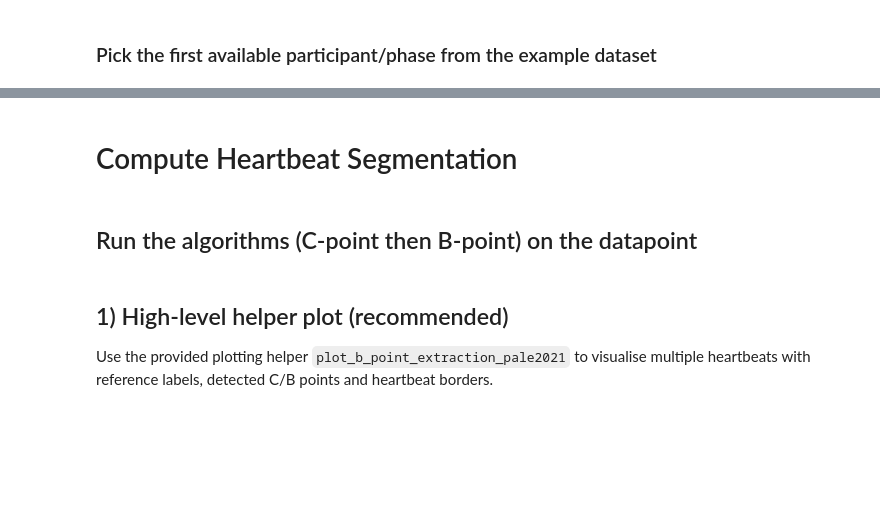
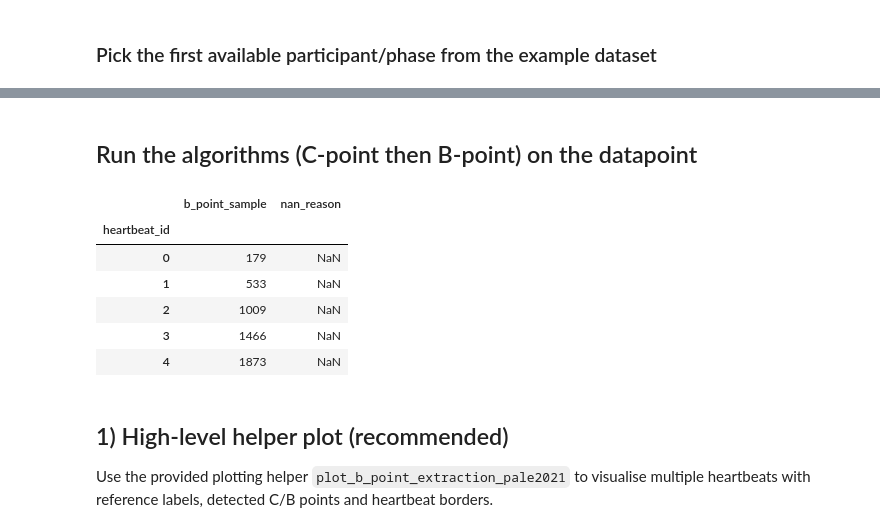
Before and after one commit to empkins/pepbench, a Jupyter notebook: examples/B_Point_Plotting_Example.ipynb, the cells around one changed output, grey strips where cells are left out. Cells and saved outputs as stored; diff of their text form; code cells hidden in the pictures; blank space fills up the shorter version.

```diff
--- a/examples/B_Point_Plotting_Example.ipynb
+++ b/examples/B_Point_Plotting_Example.ipynb
@@ -46,2 +59,0 @@ datapoint
-# %% [markdown]
-# Compute Heartbeat Segmentation
@@ -59,22 +62,30 @@ display(heartbeats.head())
 # %%
 # C-point extraction (used by Pale et al. B-point algorithm)
 c_algo = CPointExtractionScipyFindPeaks()
 c_algo.extract(icg=datapoint.icg,
-               heartbeats=heartbeats,
+               heartbeats=datapoint.heartbeats,
                sampling_rate_hz=datapoint.sampling_rate_icg)
 
 # B-point extraction (Pale et al. 2021)
 b_algo = BPointExtractionPale2021()
 b_algo.extract(
     icg=datapoint.icg,
-    heartbeats=heartbeats, # if you have precomputed heartbeats, use heartbeats=datapoint.heartbeats,
+    heartbeats=datapoint.heartbeats,
     c_points=c_algo.points_,
     sampling_rate_hz=datapoint.sampling_rate_icg,
 )
 
 
 # show detected points table (head)
 display(b_algo.points_.head())
+# %% [output]
+|  | b_point_sample | nan_reason |
+| heartbeat_id |  |  |
+| 0 | 179 | NaN |
+| 1 | 533 | NaN |
+| 2 | 1009 | NaN |
+| 3 | 1466 | NaN |
+| 4 | 1873 | NaN |
 # %% [markdown]
 ## 1) High-level helper plot (recommended)
 Use the provided plotting helper `plot_b_point_extraction_pale2021` to visualise multiple heartbeats with
```
Also changed, not shown: parts of 5 cells of this notebook, 4 other files.
